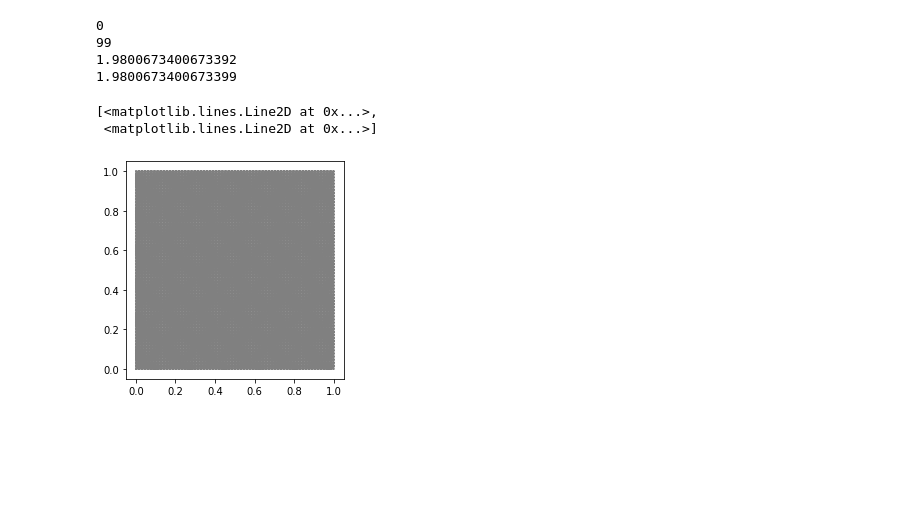
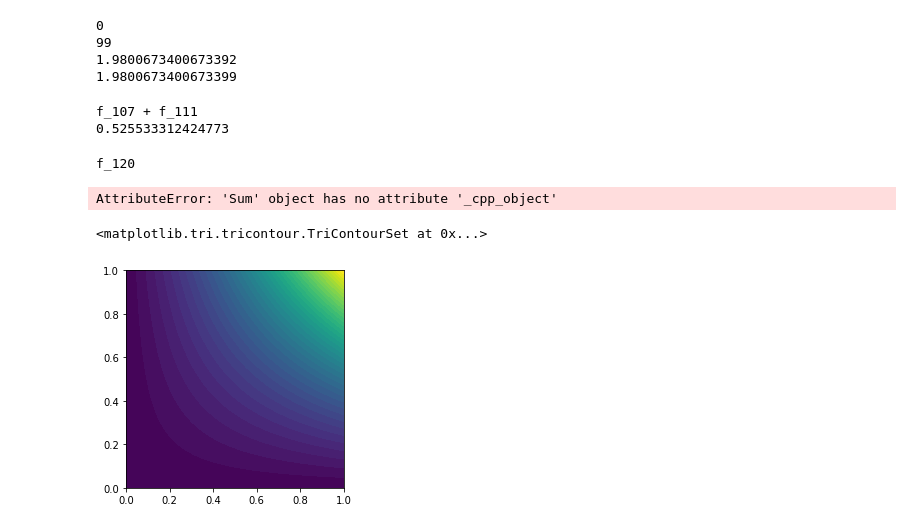
Before and after one commit to eliaslm/thesis, a Jupyter notebook: experiments.ipynb, the cells around one changed output. Drawn from its saved outputs; the diff is of its cells as text; code cells hidden in the pictures; blank space fills up the shorter version.

```diff
--- a/experiments.ipynb
+++ b/experiments.ipynb
@@ -36,9 +37,30 @@ print(np.trapz(Ivec, dx = h))
 99
 1.9800673400673392
 1.9800673400673399
+# %%
+f1 = Expression('x[0]*x[1]', degree = 2)
+f1 = interpolate(f1, V)
+
+f2 = Expression('x[0]*x[0]*x[1]*x[1]', degree=2)
+f2 = interpolate(f2, V)
+# %%
+new = f1 + f2
+print(new)
+# print(norm(new, "l2"))
+new_ = project(new, V)
+print(norm(new_, "l2"))
+# %% [output]
+f_107 + f_111
+0.525533312424773
+# %%
+print(new_)
+newnew = interpolate(new, V)
+print(newnew)
+# %% [output]
+f_120
+AttributeError: 'Sum' object has no attribute '_cpp_object'
 # %%
-plot(mesh)
+plot(new)
 # %% [output]
-[<matplotlib.lines.Line2D at 0x...>,
- <matplotlib.lines.Line2D at 0x...>]
+<matplotlib.tri.tricontour.TriContourSet at 0x...>
-[figure, old version]
+[figure, new version]
```
Also changed, not shown: parts of 18 cells of this notebook, 3 other files.
